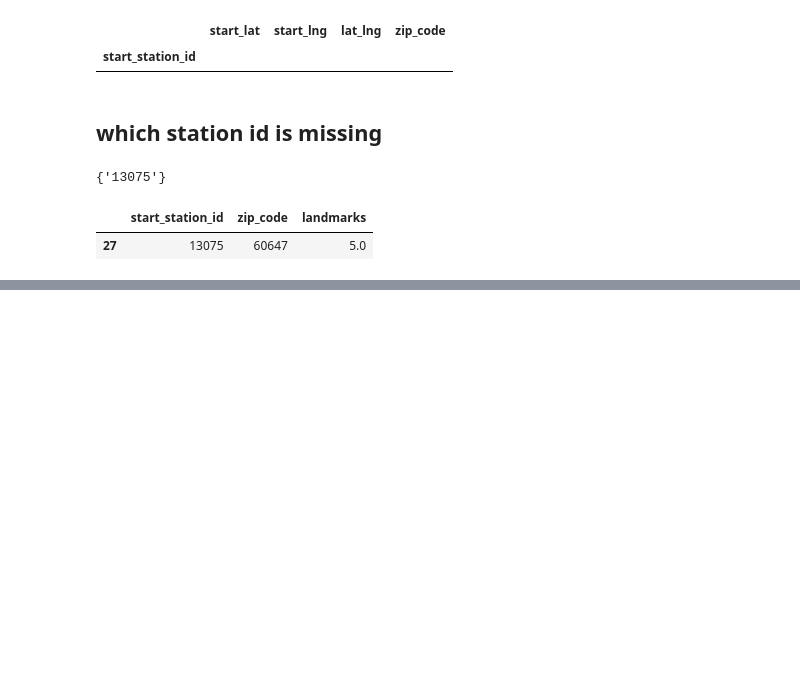
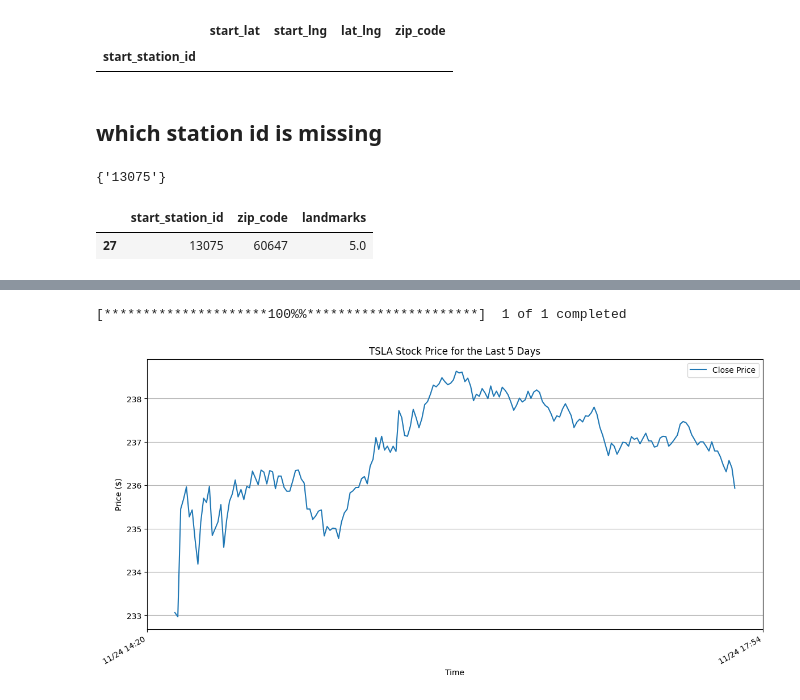
Before and after one commit to ramankhurana/ExtFormer, a Jupyter notebook: auxutils/DivvyDataPrepration.ipynb, the cells around one changed output, grey strips where cells are left out. Cells and saved outputs as stored; diff of their text form; code cells hidden in the pictures; blank space fills up the shorter version.

```diff
--- a/auxutils/DivvyDataPrepration.ipynb
+++ b/auxutils/DivvyDataPrepration.ipynb
@@ -166,0 +184,30 @@ DivvyDataPrepration.ipynb divvy_static.npy
+# %%
+import yfinance as yf
+import matplotlib.pyplot as plt
+import matplotlib.dates as mdates
+
+# Download TSLA data for any two available days
+tsla_data = yf.download('TSLA', start='2023-11-24', end='2023-11-25', interval='1m')  # Example dates
+
+if not tsla_data.empty:
+    # Set up the plot
+    plt.figure(figsize=(14, 7))
+    plt.plot(tsla_data.index, tsla_data['Close'], label='Close Price')
+
+    # Formatting the date on the x-axis
+    plt.gca().xaxis.set_major_formatter(mdates.DateFormatter('%m/%d %H:%M'))
+    plt.gca().xaxis.set_major_locator(mdates.DayLocator(interval=1))
+    plt.gcf().autofmt_xdate()  # Auto rotate date labels
+
+    # Title and labels
+    plt.title('TSLA Stock Price for the Last 5 Days')
+    plt.xlabel('Time')
+    plt.ylabel('Price ($)')
+    plt.legend()
+    plt.grid(True)
+    plt.show()
+else:
+    print("No data retrieved. Please check the ticker symbol and internet connection.")
+# %% [output]
+[*********************100%%**********************]  1 of 1 completed
+[figure, added]
```
Also changed, not shown: parts of 4 cells of this notebook, 3 other files.
